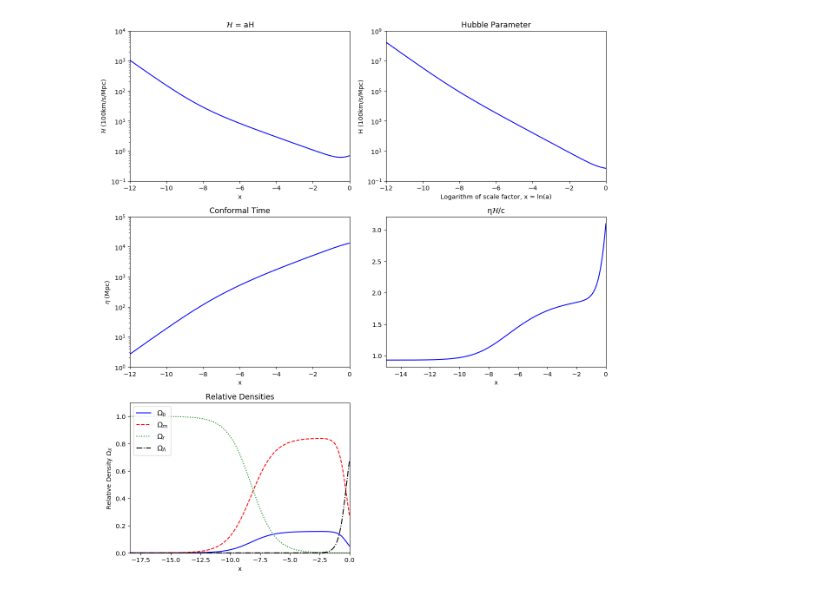
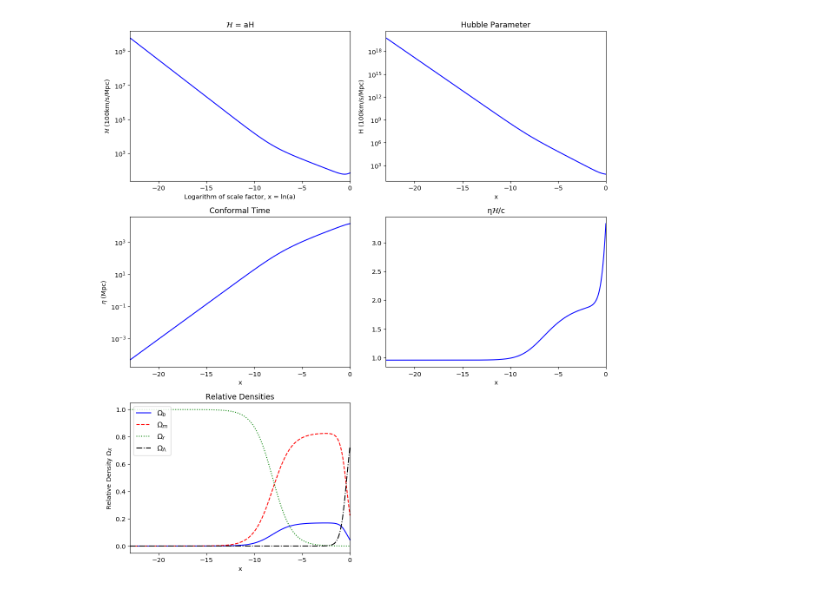
Before and after one commit to azieg/CMB-Simulation, a Jupyter notebook: BackgroundCosmology.ipynb, the cells around one changed output. Saved outputs shown, nothing was run; the diff lists cells and outputs as text; code cells hidden in the pictures.

```diff
--- a/BackgroundCosmology.ipynb
+++ b/BackgroundCosmology.ipynb
@@ -93,0 +45,12 @@ for i in range(len(x_grid)):
+# %%
+Mpc = 3.08568025e22
+h0 = .7
+H0 = h0*100.0*1.0e3/Mpc
+c  = 2.99792458e8
+
+Ωb = .046
+Ωm = .224
+Ωr = 8.3e-5
+ΩΛ = 1.0 - Ωb - Ωm - Ωr
+
+spline_order = 3
@@ -94,57 +111,58 @@ for i in range(len(x_grid)):
 # %%
-
+'''
 fig, axs = plt.subplots(nrows=3, ncols=2, figsize=(12, 13), dpi=100)
 
-axs[0, 0].plot(x_grid, hubblep/m2Mpc/1000.0/100.0, 'b')
-axs[0, 0].set_xlim(-12, 0)
-axs[0, 0].set_ylim(1.0e-1, 1.0e4)
+axs[0, 0].plot(x_eta, hubblep*Mpc/1.0e3, 'b')
+axs[0, 0].set_xlim(-23, 0)
+#axs[0, 0].set_ylim(1.0e-1, 1.0e4)
 axs[0, 0].set_yscale('log')
 axs[0, 0].set_title('$\mathcal{H}$ = aH')
-axs[0, 0].set_xlabel('x')
+axs[0, 0].set_xlabel('Logarithm of scale factor, x = ln(a)')
 axs[0, 0].set_ylabel('$\mathcal{H}$ (100km/s/Mpc)')
 
 
-axs[0, 1].plot(x_grid, hubble/m2Mpc/1000.0/100.0, 'b')
-axs[0, 1].set_xlim(-12, 0)
-axs[0, 1].set_ylim(1.0e-1, 1.0e9)
+axs[0, 1].plot(x_eta, hubble*Mpc/1.0e3, 'b')
+axs[0, 1].set_xlim(-23, 0)
+#axs[0, 1].set_ylim(1.0e-1, 1.0e9)
 axs[0, 1].set_yscale('log')
 axs[0, 1].set_title('Hubble Parameter')
-axs[0, 1].set_xlabel('Logarithm of scale factor, x = ln(a)')
+axs[0, 1].set_xlabel('x')
 axs[0, 1].set_ylabel('H (100km/s/Mpc)')
 
 
-axs[1, 0].plot(x_grid, η_grid*m2Mpc, 'b')
-axs[1, 0].set_xlim(-12, 0)
-axs[1, 0].set_ylim(1.0e0, 1.0e5)
+axs[1, 0].plot(x_eta, η_grid/Mpc, 'b')
+axs[1, 0].set_xlim(-23, 0)
+#axs[1, 0].set_ylim(1.0e0, 1.0e5)
 axs[1, 0].set_yscale('log')
 axs[1, 0].set_title('Conformal Time')
 axs[1, 0].set_xlabel('x')
 axs[1, 0].set_ylabel("$\eta$ (Mpc)")
 
 
-axs[1, 1].plot(x_grid, η_grid*hubblep/c, 'b')
-axs[1, 1].set_xlim(-15, 0)
+axs[1, 1].plot(x_eta, η_grid*hubblep/c, 'b')
+axs[1, 1].set_xlim(-23, 0)
 #axs[1,1].set_ylim(.85, 3.3)
 axs[1, 1].set_title('η$\mathcal{H}$/c')
 axs[1, 1].set_xlabel('x')
 
 
-axs[2, 0].plot(x_grid, Ωb_grid, color='blue')
-axs[2, 0].plot(x_grid, Ωm_grid, ls='--', color='red')
-axs[2, 0].plot(x_grid, Ωr_grid, ls=':', color='green')
-axs[2, 0].plot(x_grid, ΩΛ_grid, ls='-.', color='black')
-axs[2, 0].set_xlim(xstart, 0.0)
-axs[2, 0].set_ylim(0.0, 1.1)
+axs[2, 0].plot(x_eta, Ωb_grid, color='blue')
+axs[2, 0].plot(x_eta, Ωm_grid, ls='--', color='red')
+axs[2, 0].plot(x_eta, Ωr_grid, ls=':', color='green')
+axs[2, 0].plot(x_eta, ΩΛ_grid, ls='-.', color='black')
+axs[2, 0].set_xlim(-23, 0.0)
+#axs[2, 0].set_ylim(0.0, 1.1)
 axs[2, 0].set_title('Relative Densities')
 axs[2, 0].set_xlabel('x')
 axs[2, 0].set_ylabel('Relative Density $\Omega_X$')
 axs[2, 0].legend(['$\Omega_b$', '$\Omega_m$', '$\Omega_r$', '$\Omega_\Lambda$'], loc='upper left', prop={'size':12})
 
 
 axs[2, 1].remove()
 
 fig.tight_layout()
 #plt.savefig('background-cosmology')
 plt.show()
+'''
 # %% [output]
-[figure, old version]
+[figure, new version]
```
Also changed, not shown: parts of 3 cells of this notebook, 2 other files.
